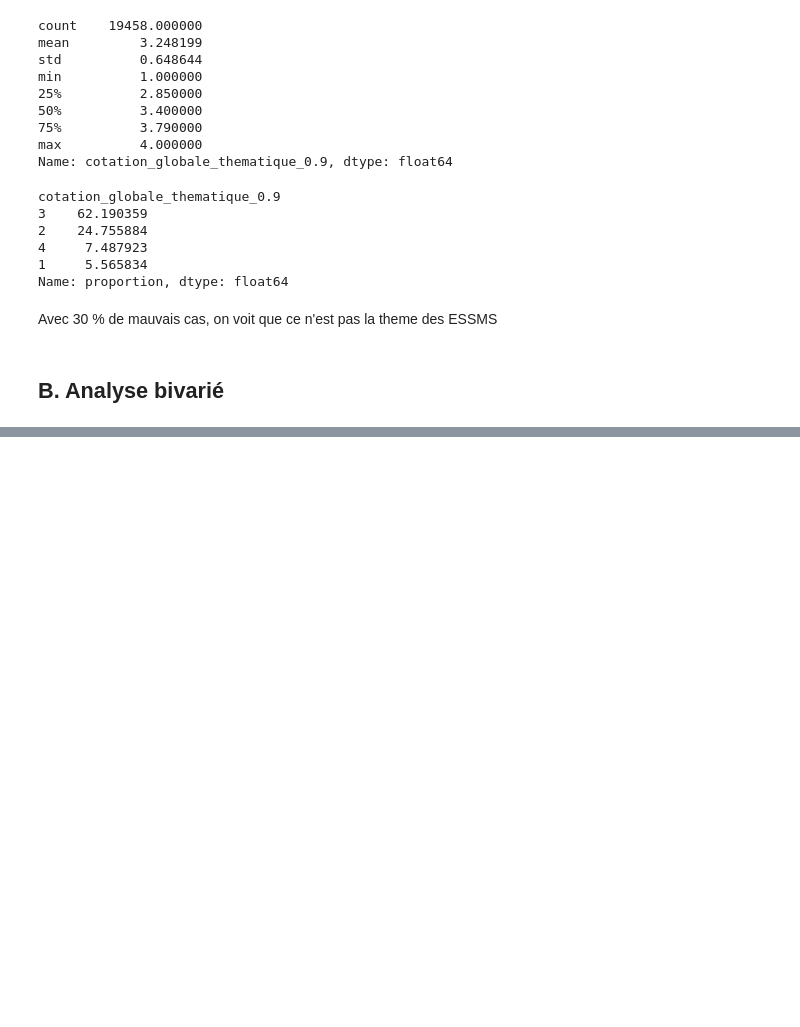
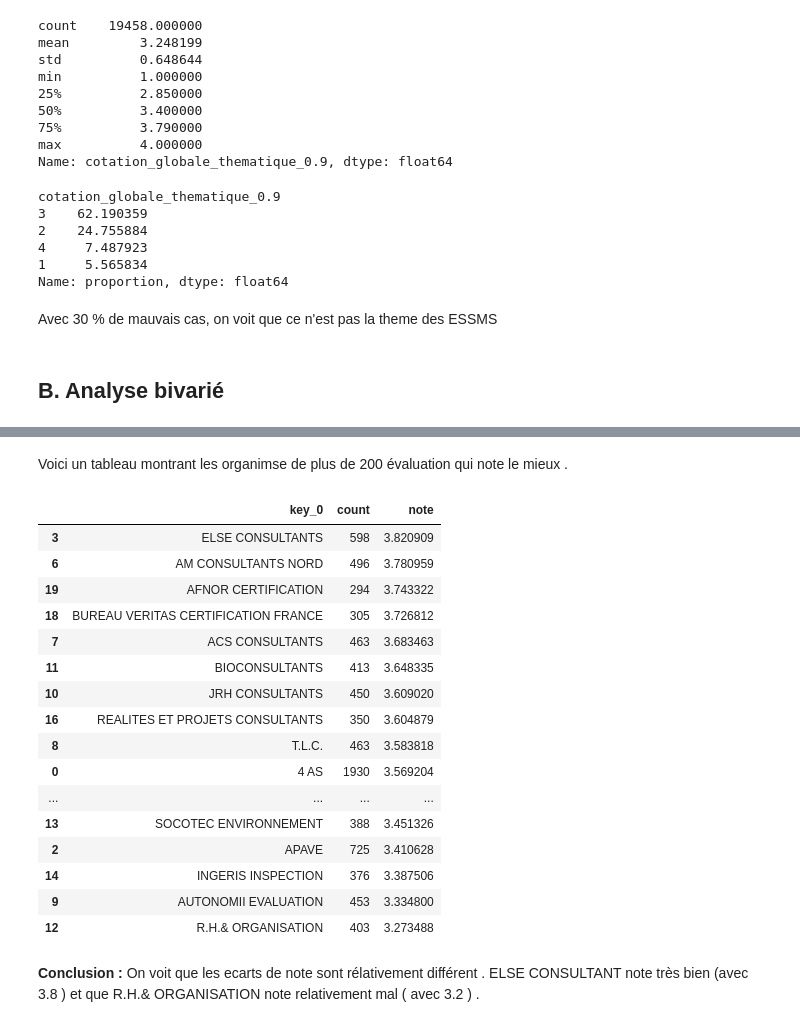
Before and after one commit to steeve91600/Analyse_de_donnes_et_Machine_learning_ESSMS, a Jupyter notebook: Médicale_ESSMS.ipynb, the cells around one changed output, grey strips where cells are left out. Drawn from its saved outputs; the diff is of its cells as text; code cells hidden in the pictures; blank space fills up the shorter version.

```diff
--- a/Médicale_ESSMS.ipynb
+++ b/Médicale_ESSMS.ipynb
@@ -972,0 +1115,24 @@ Avec 30 % de mauvais cas, on voit que ce n'est pas la theme des ESSMS
+# %% [markdown]
+Voici un tableau montrant les organimse de plus de 200 évaluation qui note le mieux .
+# %%
+muh.sort_values(by='note',ascending=False)
+# %% [output]
+|  | key_0 | count | note |
+| 3 | ELSE CONSULTANTS | 598 | 3.820909 |
+| 6 | AM CONSULTANTS NORD | 496 | 3.780959 |
+| 19 | AFNOR CERTIFICATION | 294 | 3.743322 |
+| 18 | BUREAU VERITAS CERTIFICATION FRANCE | 305 | 3.726812 |
+| 7 | ACS CONSULTANTS | 463 | 3.683463 |
+| 11 | BIOCONSULTANTS | 413 | 3.648335 |
+| 10 | JRH CONSULTANTS | 450 | 3.609020 |
+| 16 | REALITES ET PROJETS CONSULTANTS | 350 | 3.604879 |
+| 8 | T.L.C. | 463 | 3.583818 |
+| 0 | 4 AS | 1930 | 3.569204 |
+| ... | ... | ... | ... |
+| 13 | SOCOTEC ENVIRONNEMENT | 388 | 3.451326 |
+| 2 | APAVE | 725 | 3.410628 |
+| 14 | INGERIS INSPECTION | 376 | 3.387506 |
+| 9 | AUTONOMII EVALUATION | 453 | 3.334800 |
+| 12 | R.H.& ORGANISATION | 403 | 3.273488 |
+# %% [markdown]
+**Conclusion :** On voit que les ecarts de note sont rélativement différent . ELSE CONSULTANT note très bien (avec 3.8 ) et que R.H.& ORGANISATION note relativement mal ( avec 3.2 ) .
```
Also changed, not shown: parts of 22 cells of this notebook.
